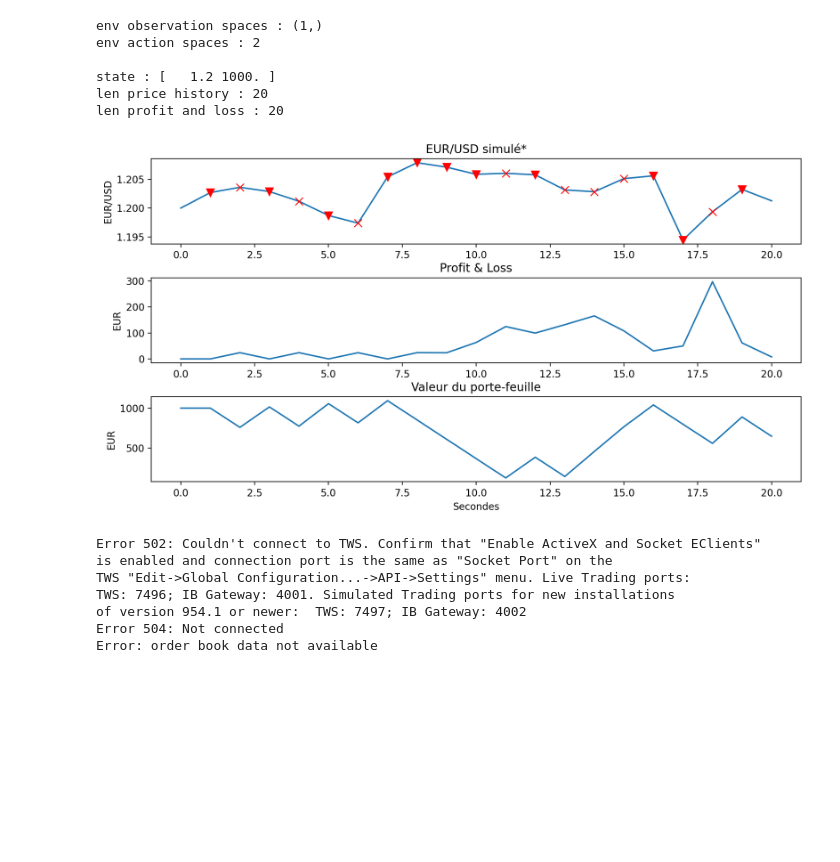
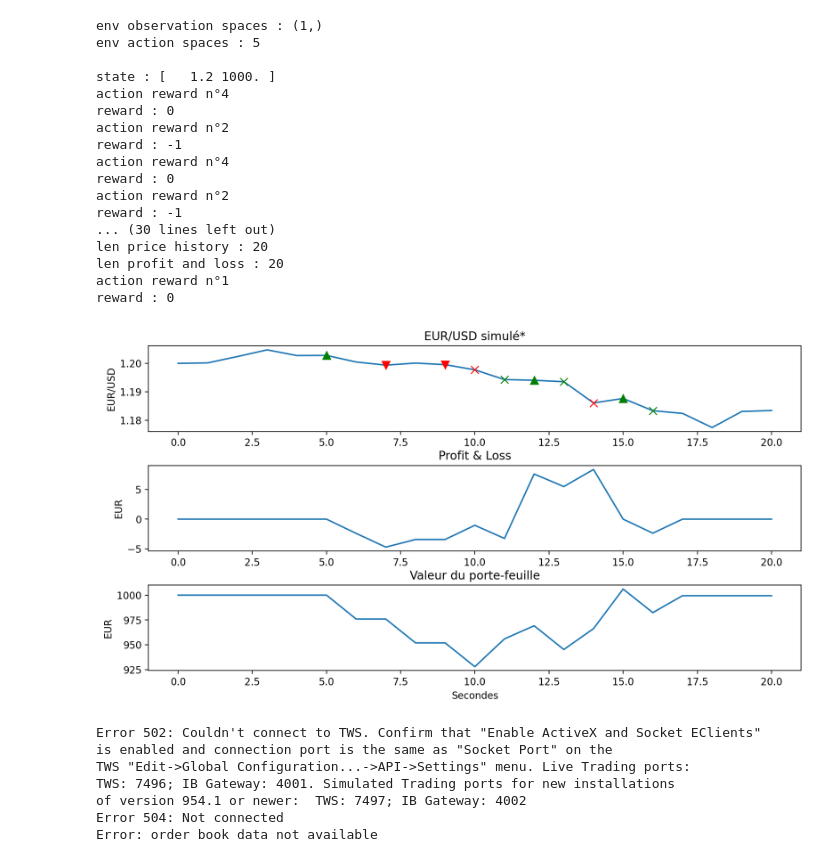
Before and after one commit to Marc-ElieCharleston/Reinforcement_trading, a Jupyter notebook: RL_Trading.ipynb, the cells around one changed output. Cells and saved outputs as stored; diff of their text form; code cells hidden in the pictures; blank space fills up the shorter version.

Commit message:
test reward v0

```diff
--- a/RL_Trading.ipynb
+++ b/RL_Trading.ipynb
@@ -15,7 +15,7 @@ MARGIN_RATE = 0.02
 LEVERAGE = 1
 PRICE = 1.2
 VOLATILITY = volatility = 0.01/100
-TRANSACTION_UNIT = 10000
+TRANSACTION_UNIT = 1000
 TEXT = False
 ###############################
 # %%
@@ -37,7 +37,7 @@ class EnvTest2(gym.Env):
         self.text = text
         self.max_time = self.timeConverter(self.simulation_duration) # temps maximum d'un épisode
 
-        self.action_spaces = spaces.Discrete(2) # 0: achat, 1: vente de l'achat, 3: rien faire, 4 : short, 5:vendre le short
+        self.action_spaces = spaces.Discrete(5) # 0: achat, 1: vente de l'achat, 3: rien faire, 4 : short, 5:vendre le short
         self.observation_spaces = spaces.Box(low=0,
                                            high=np.inf,
                                            shape=(1,),
@@ -49,6 +49,7 @@ class EnvTest2(gym.Env):
     def step(self, action):
         """effectue un 'step' dans la simulation"""
         done = False
+        self.current_portfolio_profit = 0
         self.actionProcessing(action)
 
 
@@ -66,7 +67,7 @@ class EnvTest2(gym.Env):
         self.calculateProfitAndLoss()
         self.simulateNextPrice()
         next_state = self.getObservations()
-        reward = self.getReward()
+        reward = self.getReward(action)
         info = {}
         return next_state, reward, done, info
 
@@ -79,6 +80,7 @@ class EnvTest2(gym.Env):
         self.current_price = self.price
         self.current_balance = self.starting_balance
         self.current_profit_and_loss = 0
+        self.current_portfolio_profit = 0
 
         self.nb_long_position = 0
         self.nb_short_position = 0
@@ -119,12 +121,6 @@ class EnvTest2(gym.Env):
         axes[2].set_xlabel("Secondes")
 
         max_len = max(len(liste) for liste in [self.long_buy_plot, self.long_sell_plot, self.short_buy_plot, self.short_sell_plot])
-
-        """for i in range(max_len):
-            if len(self.long_buy_plot) <= max_len:
-                axes[0].plot([i,], [self.price_history[i]], marker="^", color="green")
-            if len(self.long_sell_plot) <= max_len:
-                axes[0].plot([i,], [self.price_history[i]], marker=">", color="blue")"""
 
         for i in self.long_buy_plot:
             axes[0].plot([i,], [self.price_history[i]], marker="^", color="green", markersize=8, markeredgewidth=1)
@@ -245,6 +241,8 @@ class EnvTest2(gym.Env):
                 margin = long_profit_and_margin[1]
 
                 self.current_balance += profit + margin
+                self.current_portfolio_profit = round(profit + margin, 2)
+
                 self.nb_long_position -= 1
                 self.long_sell_plot.append(self.current_time)
             elif self.text:
@@ -277,6 +275,8 @@ class EnvTest2(gym.Env):
                 margin = short_profit_and_margin[1]
 
                 self.current_balance += profit + margin
+                self.current_portfolio_profit = round(profit + margin, 2)
+
                 self.nb_short_position -= 1
                 self.short_sell_plot.append(self.current_time)
             elif self.text:
@@ -295,9 +295,14 @@ class EnvTest2(gym.Env):
         obs_2 = self.balance_history[-1]
         return np.array([obs_1, obs_2])
 
-    def getReward(self):
+    def getReward(self, action):
         """Rewards management"""
-        return 1
+        print(f"action reward n°{action}")
+        if action == 0 or action == 2 or action == 3:
+            return -1
+        else:
+            return self.current_portfolio_profit
+
 
 
 
@@ -352,40 +357,50 @@ env = EnvTest2()
 print(f"env observation spaces : {env.observation_spaces.shape}")
 print(f"env action spaces : {env.action_spaces.n}")
 print()
 num_action = env.action_spaces.n
 num_observation = env.observation_spaces.shape[0]
 
 nb_max_episode = 1
 
 for episode in range(nb_max_episode):
     state = env.reset()
     print(f"state : {state}")
     done = False
     score = 0
     compteur = 0
     while not done:
-        compteur += 1
         action = env.action_spaces.sample()
-        if action == 1:
-            next_state, reward, done, _ = env.step(3)
-        else:
-            next_state, reward, done, _ = env.step(4)
+
+        next_state, reward, done, _ = env.step(action)
+        print(f"reward : {reward}")
+
 
         score += reward
         state = next_state
 
         if done:
             env.render()
             #print(f"episode : {episode+1} - score total : {score}")
             pass
 # %% [output]
 env observation spaces : (1,)
-env action spaces : 2
+env action spaces : 5
 
 state : [   1.2 1000. ]
+action reward n°4
+reward : 0
+action reward n°2
+reward : -1
+action reward n°4
+reward : 0
+action reward n°2
+reward : -1
+... (30 lines left out)
 len price history : 20
 len profit and loss : 20
+action reward n°1
+reward : 0
-[figure, old version]
+[figure, new version]
 # %%
 import csv
 from datetime import datetime, timedelta
```
